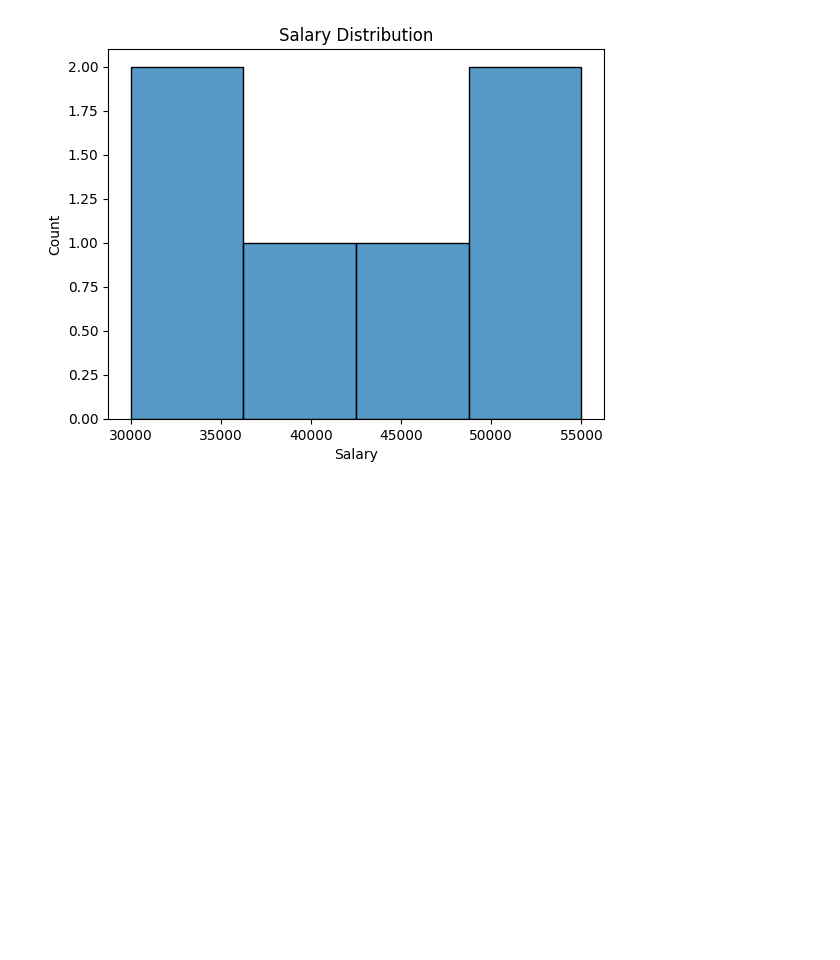
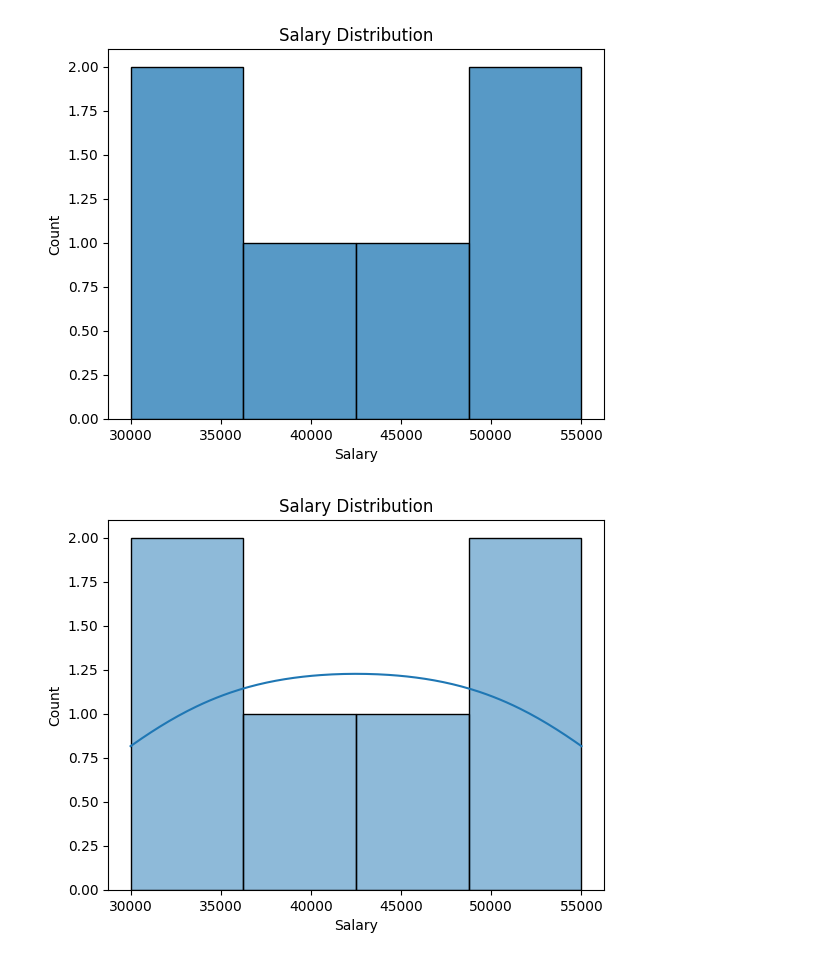
Before and after one commit to firstmentor/Data-Analytics-workshop, a Jupyter notebook: Seaborn/Histogram_2.ipynb, the cells around one changed output. Cells and saved outputs as stored; diff of their text form; code cells hidden in the pictures; blank space fills up the shorter version.

```diff
--- a/Seaborn/Histogram_2.ipynb
+++ b/Seaborn/Histogram_2.ipynb
@@ -7,8 +9,8 @@ import pandas as pd
 
 data = {
     "Department": ["IT", "IT", "HR", "HR", "Sales", "Sales"],
-    "Salary": [40000, 50000, 30000, 35000, 45000, 55000],
-    "Experience": [2, 4, 1, 2, 3, 5]
+     "Salary": [30000, 35000, 40000, 50000, 45000, 55000],
+     "Experience": [1, 2, 2, 4, 3, 5]
 }
 
 df = pd.DataFrame(data)
@@ -32,0 +122,8 @@ plt.show()
+# %%
+sns.histplot(data=df, x="Salary", kde=True)
+
+plt.title("Salary Distribution")
+
+plt.show()
+# %% [output]
+[figure, added]
```
Also changed, not shown: parts of 5 cells of this notebook, 26 other files.
